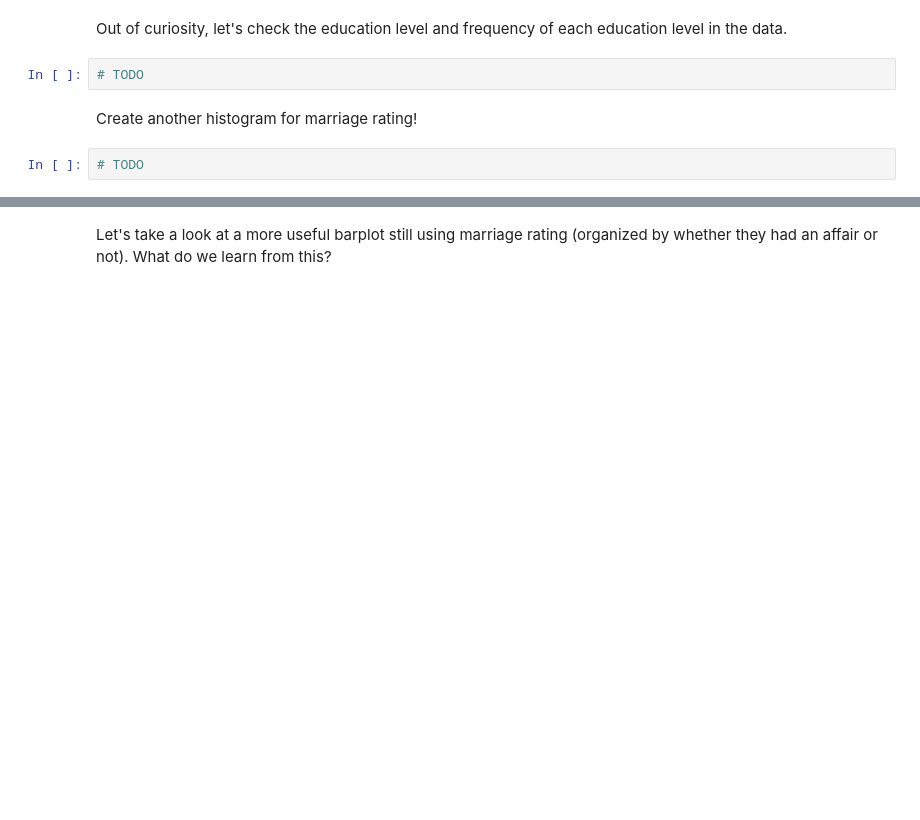
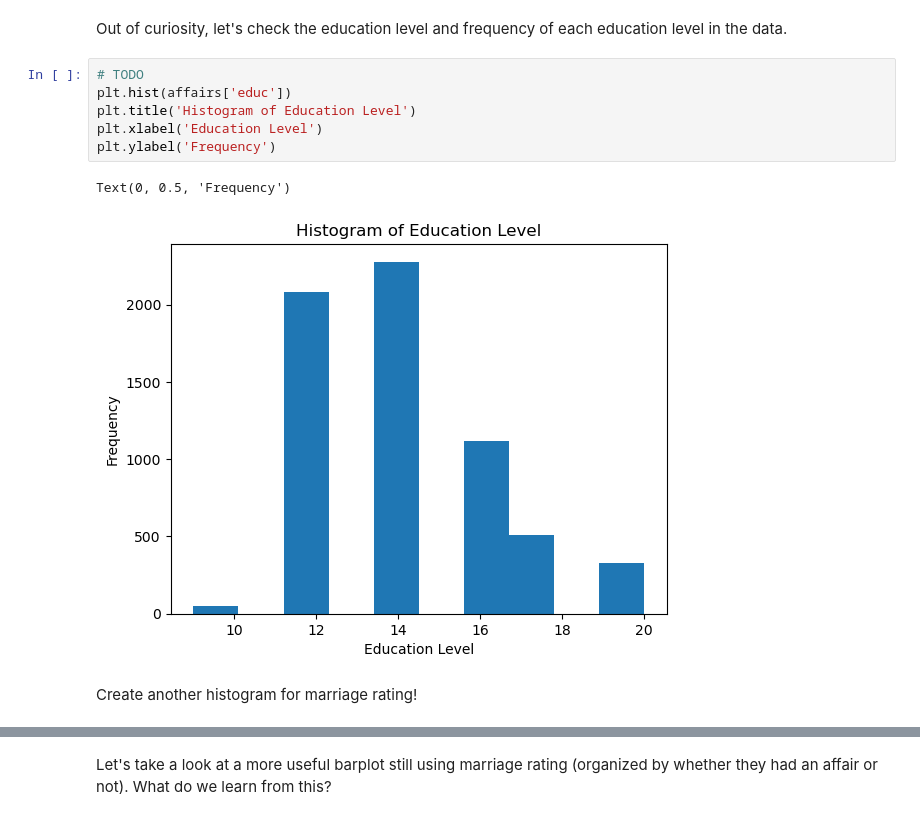
Before and after one commit to kyun33/JCP26Notebooks, a Jupyter notebook: Week_5_Logistic_Regression_Decision_Trees.ipynb, the cells around one changed output, grey strips where cells are left out. Drawn from its saved outputs; the diff is of its cells as text; blank space fills up the shorter version.

```diff
--- a/Week_5_Logistic_Regression_Decision_Trees.ipynb
+++ b/Week_5_Logistic_Regression_Decision_Trees.ipynb
@@ -39,9 +68,14 @@ You should see three variables that increase as the marriage rating declines. Wh
 # Visualizations
 # %% [markdown]
 Out of curiosity, let's check the education level and frequency of each education level in the data.
-# %%
-# TODO
+# %%
+# TODO
+plt.hist(affairs['educ'])
+plt.title('Histogram of Education Level')
+plt.xlabel('Education Level')
+plt.ylabel('Frequency')
+# %% [output]
+Text(0, 0.5, 'Frequency')
+[figure, added]
 # %% [markdown]
 Create another histogram for marriage rating!
-# %%
-# TODO
```
Also changed, not shown: parts of 30 cells of this notebook.
